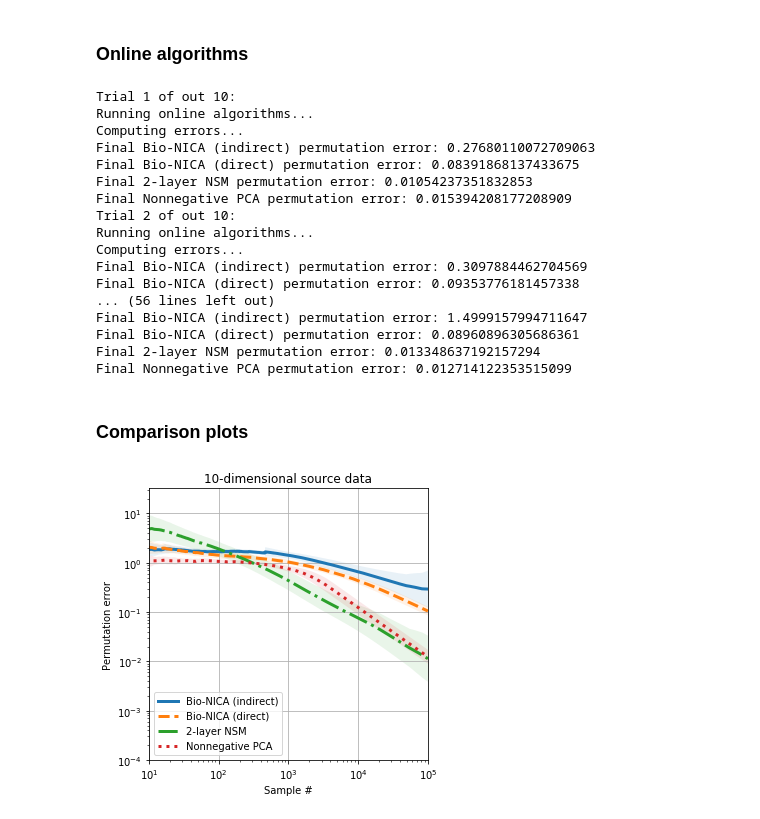
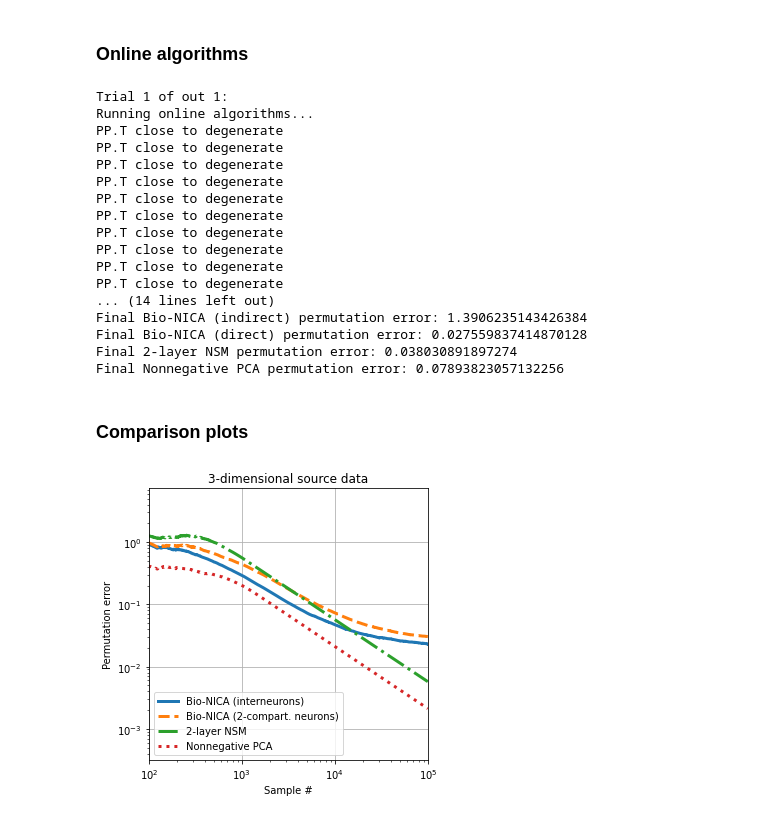
Before and after one commit to flatironinstitute/bio-nica, a Jupyter notebook: demo_synthetic.ipynb, the cells around one changed output. Drawn from its saved outputs; the diff is of its cells as text; code cells hidden in the pictures.

```diff
--- a/demo_synthetic.ipynb
+++ b/demo_synthetic.ipynb
@@ -23,7 +23,7 @@ samples = S.shape[1]
 # %% [markdown]
 ### Online algorithms
 # %%
-trials = 10 # set the number of trials
+trials = 1 # set the number of trials
 
 bionica_indirect_err = np.zeros((trials,samples))
 bionica_direct_err = np.zeros((trials,samples))
@@ -46,10 +46,12 @@ for i_trial in range(trials):
 
     n_dim = s_dim
 
-    bionica_indirect = bio_nica_indirect(s_dim, x_dim, n_dim, dataset)
-    bionica_direct = bio_nica_direct(s_dim, x_dim, dataset)
-    nsm = two_layer_nsm(s_dim, x_dim, dataset)
-    npca = nonnegative_pca(s_dim, x_dim, dataset)
+    eta = 1e-3
+
+    bionica_indirect = bio_nica_indirect(s_dim, x_dim, n_dim, eta0=eta, decay=0)
+    bionica_direct = bio_nica_direct(s_dim, x_dim, eta0=eta, decay=0)
+    nsm = two_layer_nsm(s_dim, x_dim, eta0=eta, decay=0)
+    npca = nonnegative_pca(s_dim, x_dim, eta0=eta, decay=0)
 
     bionica_direct_Y = np.zeros((s_dim,samples))
     bionica_indirect_Y = np.zeros((s_dim,samples))
@@ -93,51 +95,51 @@ for i_trial in range(trials):
     print(f'Final 2-layer NSM permutation error: {nsm_err[i_trial,-1]}')
     print(f'Final Nonnegative PCA permutation error: {npca_err[i_trial,-1]}')
 # %% [output]
-Trial 1 of out 10:
+Trial 1 of out 1:
 Running online algorithms...
-Computing errors...
-Final Bio-NICA (indirect) permutation error: 0.27680110072709063
-Final Bio-NICA (direct) permutation error: 0.08391868137433675
-Final 2-layer NSM permutation error: 0.01054237351832853
-Final Nonnegative PCA permutation error: 0.015394208177208909
-Trial 2 of out 10:
-Running online algorithms...
-Computing errors...
-Final Bio-NICA (indirect) permutation error: 0.3097884462704569
-Final Bio-NICA (direct) permutation error: 0.09353776181457338
-... (56 lines left out)
-Final Bio-NICA (indirect) permutation error: 1.4999157994711647
-Final Bio-NICA (direct) permutation error: 0.08960896305686361
-Final 2-layer NSM permutation error: 0.013348637192157294
-Final Nonnegative PCA permutation error: 0.012714122353515099
+PP.T close to degenerate
+PP.T close to degenerate
+PP.T close to degenerate
+PP.T close to degenerate
+PP.T close to degenerate
+PP.T close to degenerate
+PP.T close to degenerate
+PP.T close to degenerate
+PP.T close to degenerate
+PP.T close to degenerate
+... (14 lines left out)
+Final Bio-NICA (indirect) permutation error: 1.3906235143426384
+Final Bio-NICA (direct) permutation error: 0.027559837414870128
+Final 2-layer NSM permutation error: 0.038030891897274
+Final Nonnegative PCA permutation error: 0.07893823057132256
 # %% [markdown]
 ### Comparison plots
 # %%
 linewidth = 3
 
 t = list(range(samples))
 
 fig = plt.figure(figsize=(5,5))
 
 ax = plt.subplot(1, 1, 1)
 
-add_fill_lines(ax, t, bionica_indirect_err, plot_kwargs={'ls': '-', 'lw': linewidth, 'label': 'Bio-NICA (indirect)'})
-add_fill_lines(ax, t, bionica_direct_err, plot_kwargs={'ls': '--', 'lw': linewidth, 'label': 'Bio-NICA (direct)'})
+add_fill_lines(ax, t, bionica_indirect_err, plot_kwargs={'ls': '-', 'lw': linewidth, 'label': 'Bio-NICA (interneurons)'})
+add_fill_lines(ax, t, bionica_direct_err, plot_kwargs={'ls': '--', 'lw': linewidth, 'label': 'Bio-NICA (2-compart. neurons)'})
 add_fill_lines(ax, t, nsm_err, plot_kwargs={'ls': '-.', 'lw': linewidth, 'label': '2-layer NSM'})
 add_fill_lines(ax, t, npca_err, plot_kwargs={'ls': ':', 'lw': linewidth, 'label': 'Nonnegative PCA'})
 
 ax.loglog()
 
 plt.title(f"{s_dim}-dimensional source data")
 plt.grid()
 plt.legend(loc = 'lower left')
 plt.xlabel('Sample #')
 plt.ylabel('Permutation error')
-plt.xlim((10,samples))
-plt.ylim(bottom=10**-4,)
+plt.xlim((1e2,samples))
+plt.ylim(bottom=10**-3.5,)
 # plt.ylim(10**-2.5,10**1)
 
 plt.savefig(f'plots/{dataset}.png', dpi=300, transparent='true', bbox_inches='tight')
 # plt.show()
 # %% [output]
-[figure, old version]
+[figure, new version]
```
Also changed, not shown: parts of 1 cell of this notebook, 1 other file.
